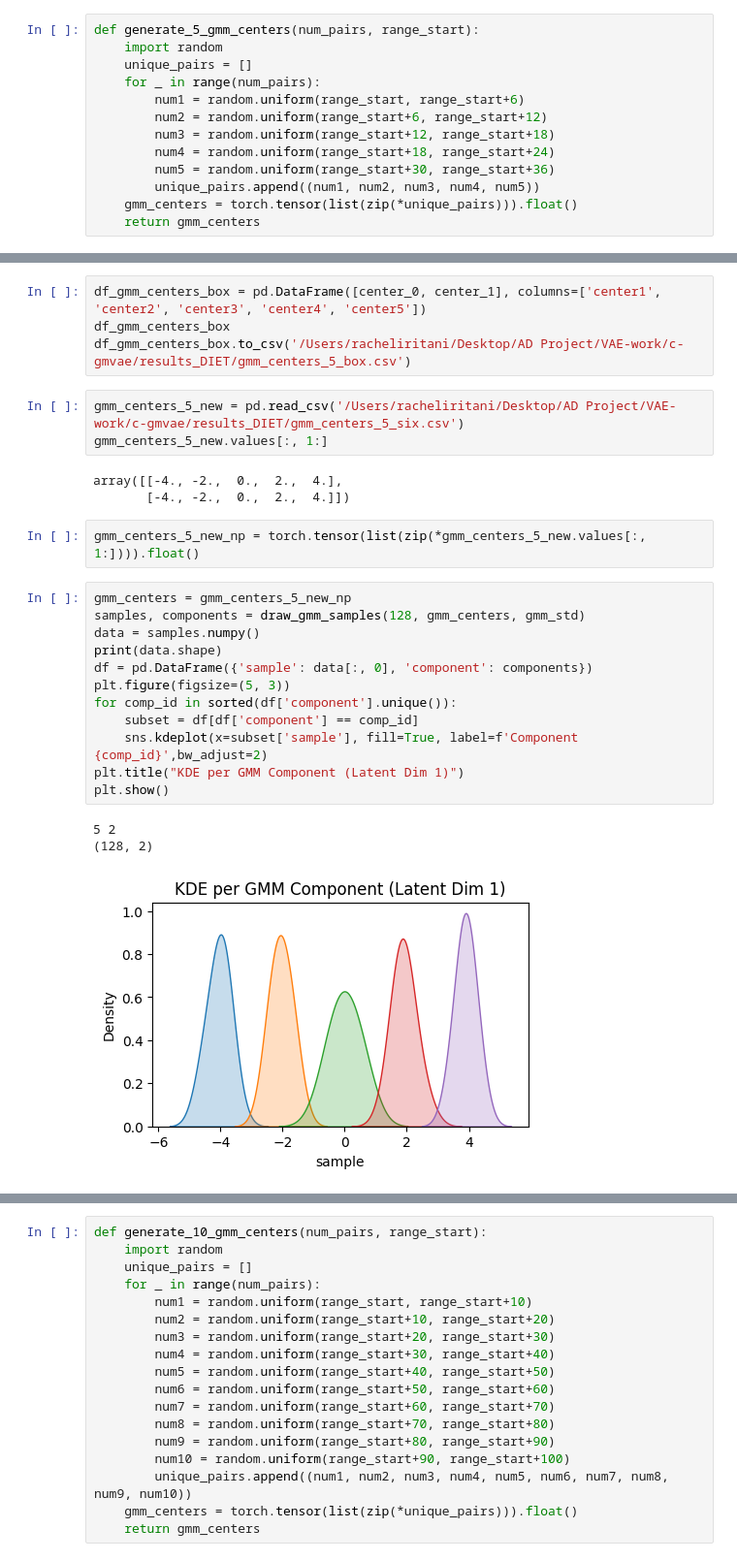
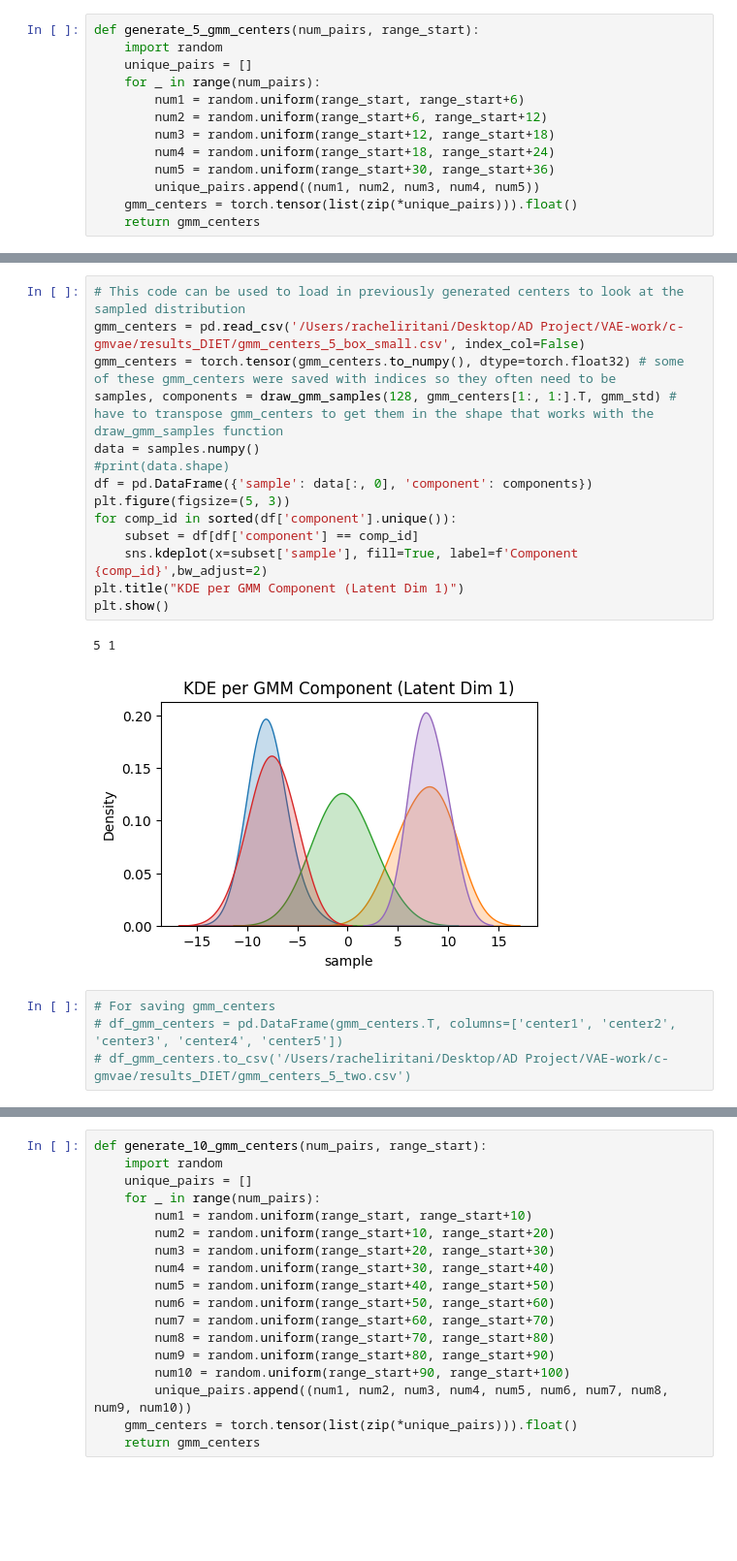
Before and after one commit to draeloslab/mm-vae, a Jupyter notebook: generate_gmm_priors.ipynb, the cells around one changed output, grey strips where cells are left out. Shown at 97% size. Cells and saved outputs as stored; diff of their text form; blank space fills up the shorter version.

```diff
--- a/generate_gmm_priors.ipynb
+++ b/generate_gmm_priors.ipynb
@@ -182,28 +114,21 @@ df_gmm_centers_rand.to_csv('/Users/racheliritani/Desktop/AD Project/VAE-work/c-g
+# %%
+# This code can be used to load in previously generated centers to look at the sampled distribution
+gmm_centers = pd.read_csv('/Users/racheliritani/Desktop/AD Project/VAE-work/c-gmvae/results_DIET/gmm_centers_5_box_small.csv', index_col=False)
+gmm_centers = torch.tensor(gmm_centers.to_numpy(), dtype=torch.float32) # some of these gmm_centers were saved with indices so they often need to be
+samples, components = draw_gmm_samples(128, gmm_centers[1:, 1:].T, gmm_std) # have to transpose gmm_centers to get them in the shape that works with the draw_gmm_samples function
+data = samples.numpy()
+#print(data.shape)
+df = pd.DataFrame({'sample': data[:, 0], 'component': components})
+plt.figure(figsize=(5, 3))
+for comp_id in sorted(df['component'].unique()):
+    subset = df[df['component'] == comp_id]
+    sns.kdeplot(x=subset['sample'], fill=True, label=f'Component {comp_id}',bw_adjust=2)
+plt.title("KDE per GMM Component (Latent Dim 1)")
+plt.show()
+# %% [output]
+5 1
+[figure, added]
 # %%
-df_gmm_centers_box = pd.DataFrame([center_0, center_1], columns=['center1', 'center2', 'center3', 'center4', 'center5'])
-df_gmm_centers_box
-df_gmm_centers_box.to_csv('/Users/racheliritani/Desktop/AD Project/VAE-work/c-gmvae/results_DIET/gmm_centers_5_box.csv')
+# For saving gmm_centers
+# df_gmm_centers = pd.DataFrame(gmm_centers.T, columns=['center1', 'center2', 'center3', 'center4', 'center5'])
+# df_gmm_centers.to_csv('/Users/racheliritani/Desktop/AD Project/VAE-work/c-gmvae/results_DIET/gmm_centers_5_two.csv')
-# %%
-gmm_centers_5_new = pd.read_csv('/Users/racheliritani/Desktop/AD Project/VAE-work/c-gmvae/results_DIET/gmm_centers_5_six.csv')
-gmm_centers_5_new.values[:, 1:]
-# %% [output]
-array([[-4., -2.,  0.,  2.,  4.],
-       [-4., -2.,  0.,  2.,  4.]])
-# %%
-gmm_centers_5_new_np = torch.tensor(list(zip(*gmm_centers_5_new.values[:, 1:]))).float()
-# %%
-gmm_centers = gmm_centers_5_new_np
-samples, components = draw_gmm_samples(128, gmm_centers, gmm_std)
-data = samples.numpy()
-print(data.shape)
-df = pd.DataFrame({'sample': data[:, 0], 'component': components})
-plt.figure(figsize=(5, 3))
-for comp_id in sorted(df['component'].unique()):
-    subset = df[df['component'] == comp_id]
-    sns.kdeplot(x=subset['sample'], fill=True, label=f'Component {comp_id}',bw_adjust=2)
-plt.title("KDE per GMM Component (Latent Dim 1)")
-plt.show()
-# %% [output]
-5 2
-(128, 2)
-[figure, removed]
```
Also changed, not shown: parts of 29 cells of this notebook, 16 other files.
